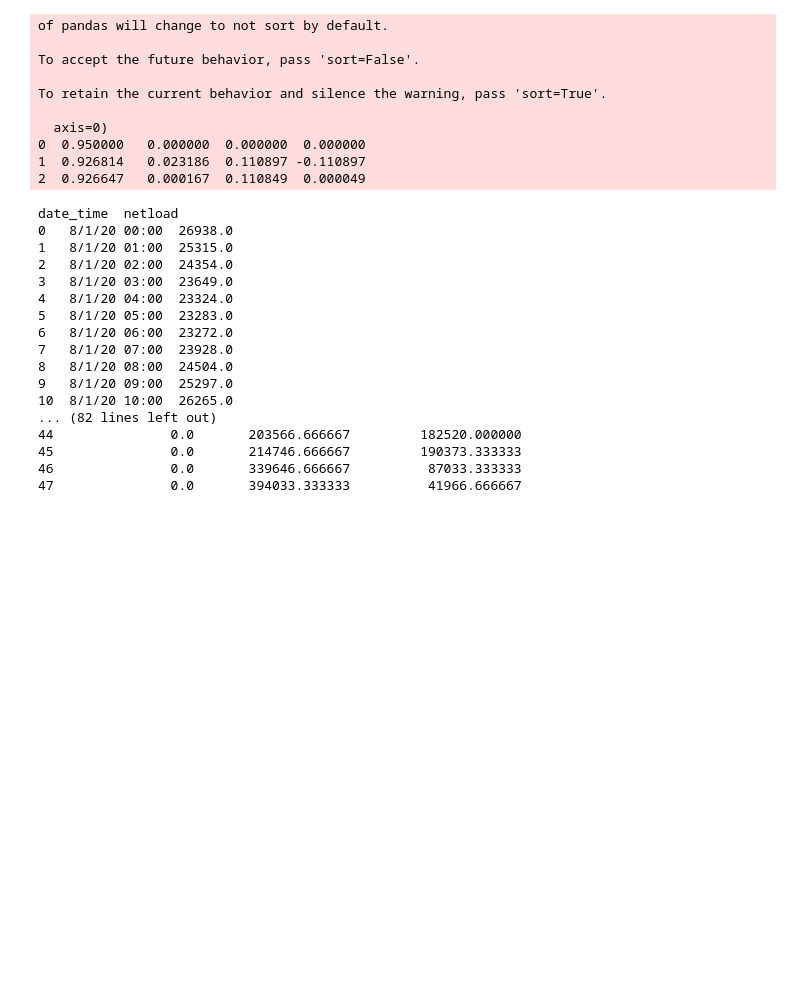
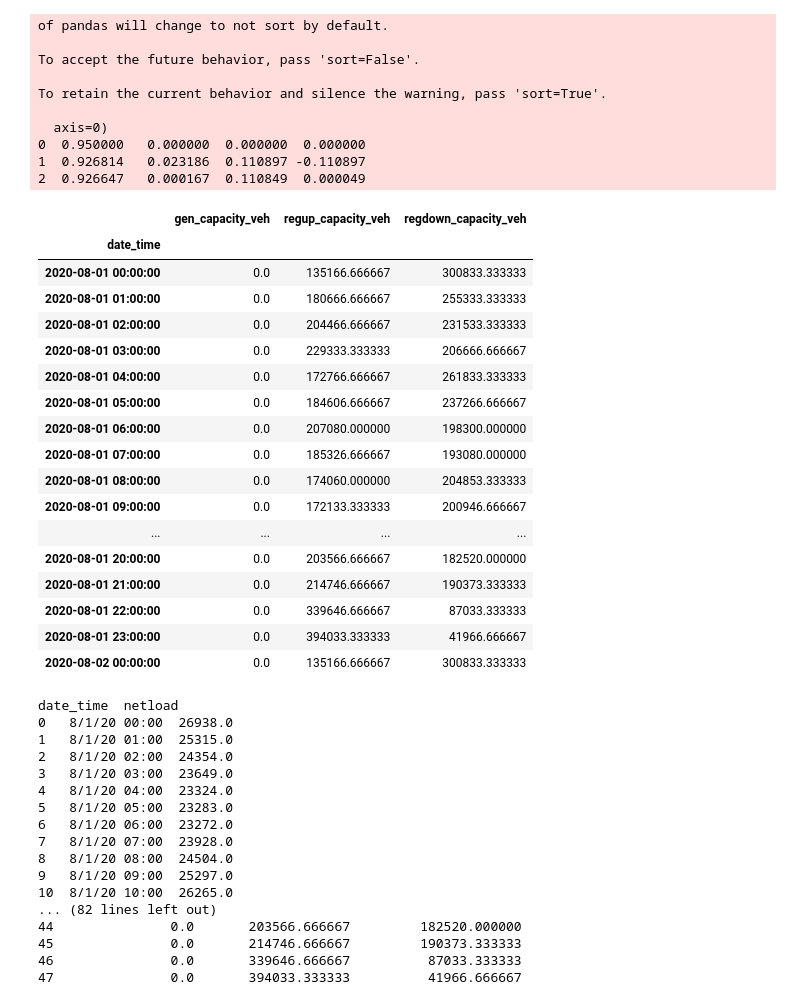
Before and after one commit to MeiyeW/V2G_PROJECT, a Jupyter notebook: Final/Iteration.ipynb, the cells around one changed output. Drawn from its saved outputs; the diff is of its cells as text; code cells hidden in the pictures; blank space fills up the shorter version.

```diff
--- a/Final/Iteration.ipynb
+++ b/Final/Iteration.ipynb
@@ -77,6 +77,32 @@ To retain the current behavior and silence the warning, pass 'sort=True'.
 0  0.950000   0.000000  0.000000  0.000000
 1  0.926814   0.023186  0.110897 -0.110897
 2  0.926647   0.000167  0.110849  0.000049
+# %%
+import pandas as pd
+data_name = 'iteration1_correct'
+vehCap=pd.read_csv('../data/vehicle/VehiclesCap'+data_name+'.csv',header=0)
+vehCap=vehCap.set_index(load[:25].index)
+
+vehCap
+# %% [output]
+|  | gen_capacity_veh | regup_capacity_veh | regdown_capacity_veh |
+| date_time |  |  |  |
+| 2020-08-01 00:00:00 | 0.0 | 135166.666667 | 300833.333333 |
+| 2020-08-01 01:00:00 | 0.0 | 180666.666667 | 255333.333333 |
+| 2020-08-01 02:00:00 | 0.0 | 204466.666667 | 231533.333333 |
+| 2020-08-01 03:00:00 | 0.0 | 229333.333333 | 206666.666667 |
+| 2020-08-01 04:00:00 | 0.0 | 172766.666667 | 261833.333333 |
+| 2020-08-01 05:00:00 | 0.0 | 184606.666667 | 237266.666667 |
+| 2020-08-01 06:00:00 | 0.0 | 207080.000000 | 198300.000000 |
+| 2020-08-01 07:00:00 | 0.0 | 185326.666667 | 193080.000000 |
+| 2020-08-01 08:00:00 | 0.0 | 174060.000000 | 204853.333333 |
+| 2020-08-01 09:00:00 | 0.0 | 172133.333333 | 200946.666667 |
+| ... | ... | ... | ... |
+| 2020-08-01 20:00:00 | 0.0 | 203566.666667 | 182520.000000 |
+| 2020-08-01 21:00:00 | 0.0 | 214746.666667 | 190373.333333 |
+| 2020-08-01 22:00:00 | 0.0 | 339646.666667 | 87033.333333 |
+| 2020-08-01 23:00:00 | 0.0 | 394033.333333 | 41966.666667 |
+| 2020-08-02 00:00:00 | 0.0 | 135166.666667 | 300833.333333 |
 # %%
 import numpy as np
 import v2gsim
```
Also changed, not shown: parts of 1 cell of this notebook, 37 other files.
